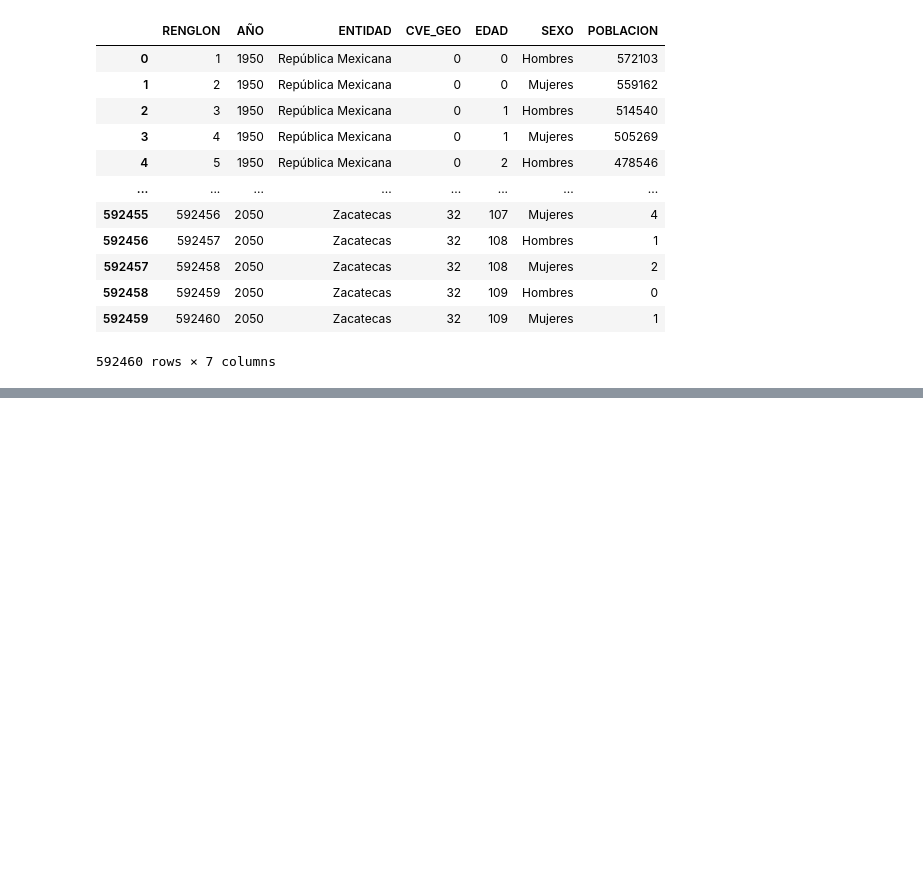
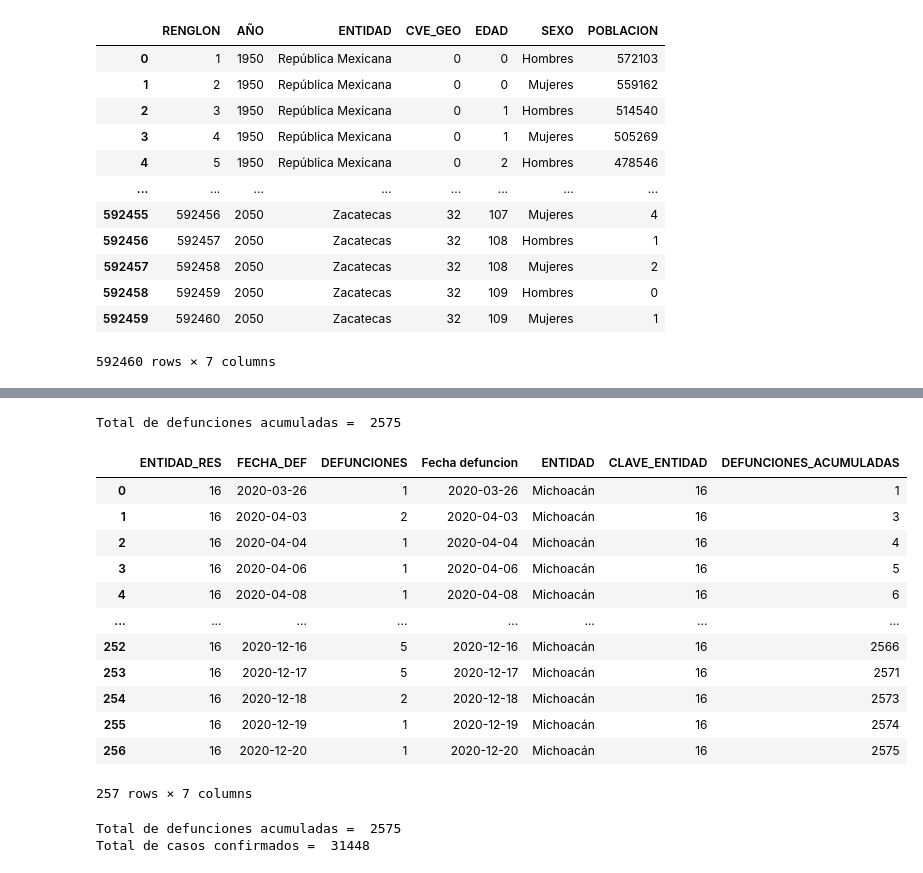
Before and after one commit to Riloro/mexico_covid19_dashboard, a Jupyter notebook: Notebook/covid19_notebook.ipynb, the cells around one changed output, grey strips where cells are left out. Cells and saved outputs as stored; diff of their text form; code cells hidden in the pictures; blank space fills up the shorter version.

```diff
--- a/Notebook/covid19_notebook.ipynb
+++ b/Notebook/covid19_notebook.ipynb
@@ -495,0 +561,4 @@ poblacion_por_municipio_base2 = pd.read_csv("base_municipios_final_datos_02.csv"
+# %%
+defunciones_por_estado_fecha = defunciones.groupby(["ENTIDAD_RES", "FECHA_DEF"]).size().to_frame("DEFUNCIONES").reset_index()
+defunciones_por_estado_fecha["Fecha defuncion"] = pd.to_datetime(defunciones_por_estado_fecha["FECHA_DEF"], format = "%Y-%m-%d")
+defunciones_por_estado_fecha
@@ -495,0 +599,4 @@ poblacion_por_municipio_base2 = pd.read_csv("base_municipios_final_datos_02.csv"
+# %%
+# Merge betweem entidad_clave and defunciones_por_estado_fecha
+defunciones_por_estado_fecha_clave = pd.merge(defunciones_por_estado_fecha, entidad_clave, how = "left", left_on = "ENTIDAD_RES", right_on = "CLAVE_ENTIDAD")
+defunciones_por_estado_fecha_clave
@@ -495,0 +638,30 @@ poblacion_por_municipio_base2 = pd.read_csv("base_municipios_final_datos_02.csv"
+# %%
+defunciones_mich = defunciones_por_estado_fecha_clave[defunciones_por_estado_fecha_clave["ENTIDAD_RES"] == 16]
+print("Total de defunciones acumuladas = ", defunciones_mich["DEFUNCIONES"].sum())
+defunciones_mich.reset_index(drop = True, inplace = True)
+defunciones_mich["DEFUNCIONES_ACUMULADAS"] = commulative_cases(defunciones_mich["DEFUNCIONES"])
+defunciones_mich
+# %% [output]
+Total de defunciones acumuladas =  2575
+|  | ENTIDAD_RES | FECHA_DEF | DEFUNCIONES | Fecha defuncion | ENTIDAD | CLAVE_ENTIDAD | DEFUNCIONES_ACUMULADAS |
+| 0 | 16 | 2020-03-26 | 1 | 2020-03-26 | Michoacán | 16 | 1 |
+| 1 | 16 | 2020-04-03 | 2 | 2020-04-03 | Michoacán | 16 | 3 |
+| 2 | 16 | 2020-04-04 | 1 | 2020-04-04 | Michoacán | 16 | 4 |
+| 3 | 16 | 2020-04-06 | 1 | 2020-04-06 | Michoacán | 16 | 5 |
+| 4 | 16 | 2020-04-08 | 1 | 2020-04-08 | Michoacán | 16 | 6 |
+| ... | ... | ... | ... | ... | ... | ... | ... |
+| 252 | 16 | 2020-12-16 | 5 | 2020-12-16 | Michoacán | 16 | 2566 |
+| 253 | 16 | 2020-12-17 | 5 | 2020-12-17 | Michoacán | 16 | 2571 |
+| 254 | 16 | 2020-12-18 | 2 | 2020-12-18 | Michoacán | 16 | 2573 |
+| 255 | 16 | 2020-12-19 | 1 | 2020-12-19 | Michoacán | 16 | 2574 |
+| 256 | 16 | 2020-12-20 | 1 | 2020-12-20 | Michoacán | 16 | 2575 |
+257 rows × 7 columns
+# %%
+#
+acum_plot(confirmados_mich["Fecha ingreso"],confirmados_mich["CONFIRMADOS_ACUMULADOS"],
+            defunciones_mich["Fecha defuncion"], defunciones_mich["DEFUNCIONES_ACUMULADAS"], region = confirmados_mich["ENTIDAD"].iloc[0] )
+print("Total de defunciones acumuladas = ", defunciones_mich["DEFUNCIONES"].sum())
+print("Total de casos confirmados = ",confirmados_mich["CONFIRMADOS"].sum())
+# %% [output]
+Total de defunciones acumuladas =  2575
+Total de casos confirmados =  31448
```
Also changed, not shown: parts of 39 cells of this notebook.
